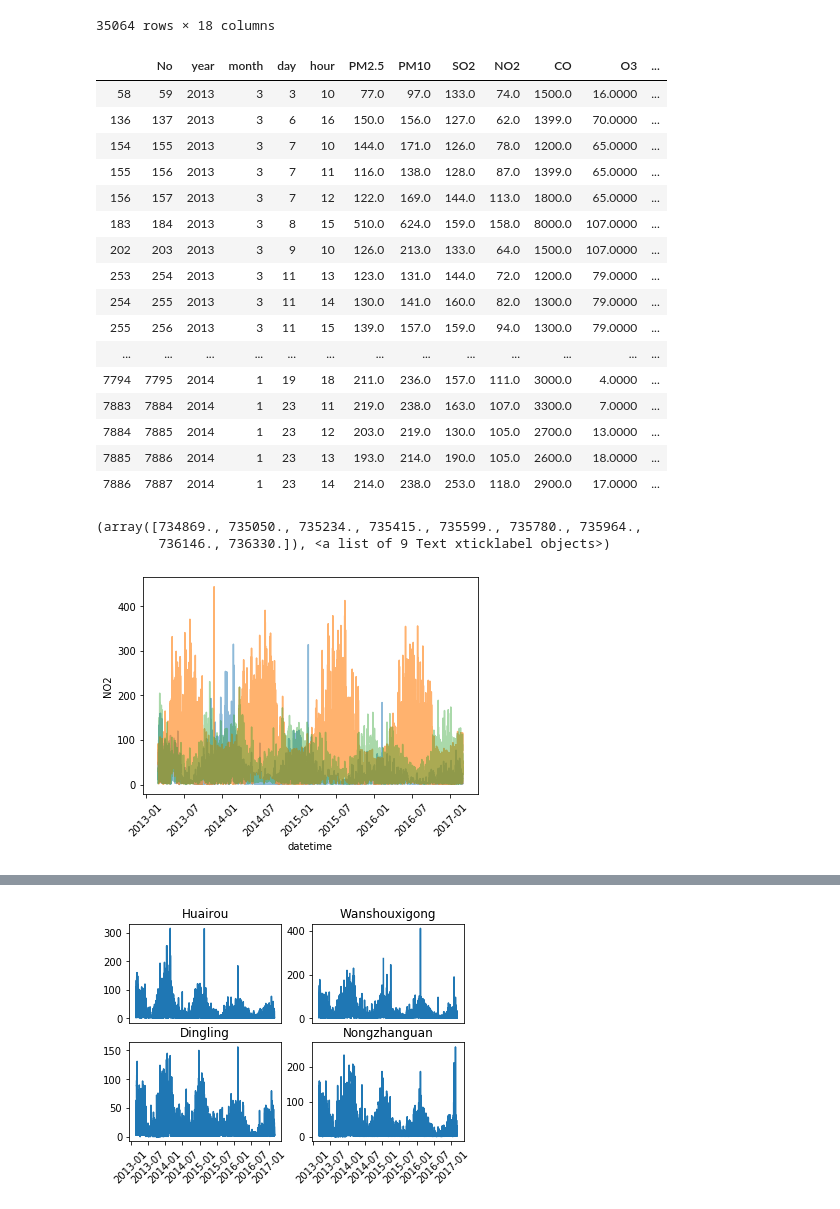
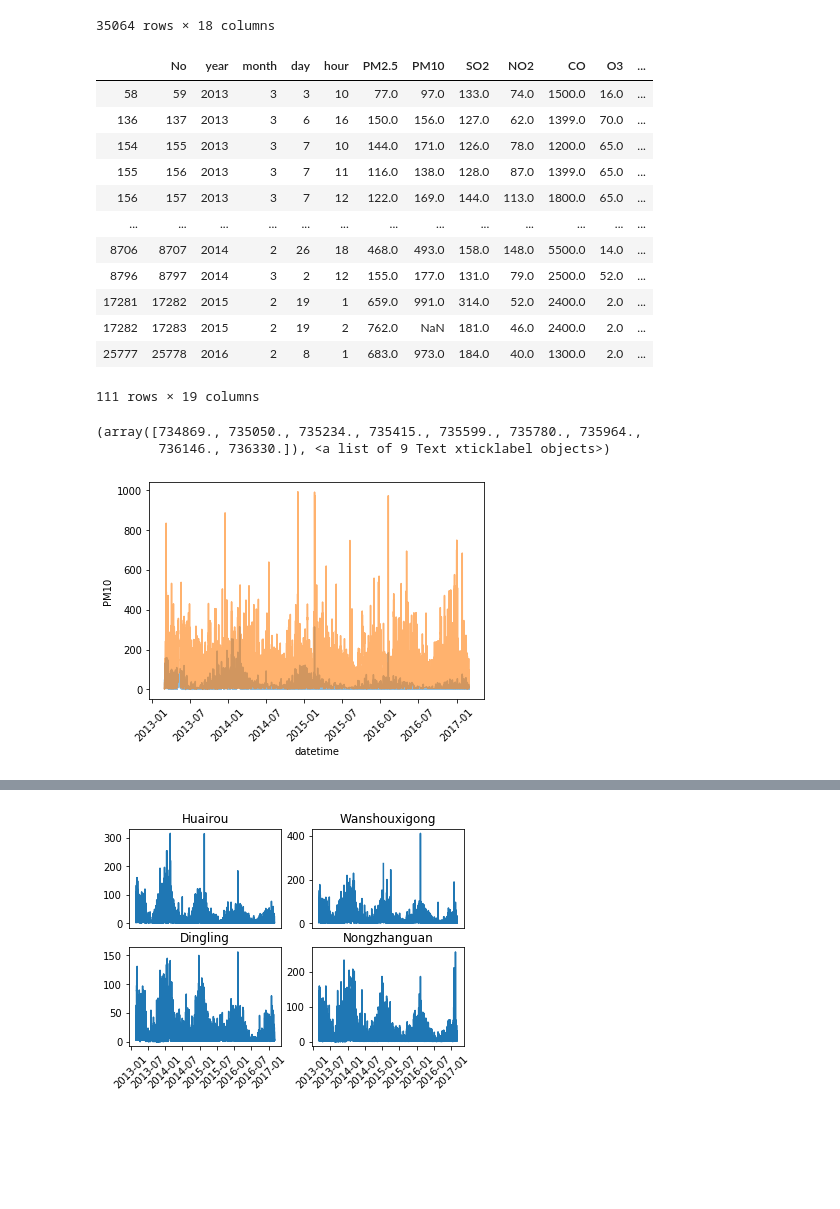
Before and after one commit to halujeff5/Beijing_Air_Quality, a Jupyter notebook: Beijing_Air_Quality.ipynb, the cells around one changed output, grey strips where cells are left out. Saved outputs shown, nothing was run; the diff lists cells and outputs as text; code cells hidden in the pictures; blank space fills up the shorter version.

```diff
--- a/Beijing_Air_Quality.ipynb
+++ b/Beijing_Air_Quality.ipynb
@@ -238,32 +239,29 @@ df5.set_index('datetime')
 | 2017-02-28 23:00:00 | 35064 | 2017 | 2 | 28 | 23 | 11.0 | 20.0 | 2.0 | 27.0 | 400.0 | 77.0 | ... |
 35064 rows × 18 columns
 # %%
-df5[df5.SO2>125].head(50)
+df5[df5.SO2>125]
 # %% [output]
 |  | No | year | month | day | hour | PM2.5 | PM10 | SO2 | NO2 | CO | O3 | ... |
-| 58 | 59 | 2013 | 3 | 3 | 10 | 77.0 | 97.0 | 133.0 | 74.0 | 1500.0 | 16.0000 | ... |
-| 136 | 137 | 2013 | 3 | 6 | 16 | 150.0 | 156.0 | 127.0 | 62.0 | 1399.0 | 70.0000 | ... |
-| 154 | 155 | 2013 | 3 | 7 | 10 | 144.0 | 171.0 | 126.0 | 78.0 | 1200.0 | 65.0000 | ... |
-| 155 | 156 | 2013 | 3 | 7 | 11 | 116.0 | 138.0 | 128.0 | 87.0 | 1399.0 | 65.0000 | ... |
-| 156 | 157 | 2013 | 3 | 7 | 12 | 122.0 | 169.0 | 144.0 | 113.0 | 1800.0 | 65.0000 | ... |
-| 183 | 184 | 2013 | 3 | 8 | 15 | 510.0 | 624.0 | 159.0 | 158.0 | 8000.0 | 107.0000 | ... |
-| 202 | 203 | 2013 | 3 | 9 | 10 | 126.0 | 213.0 | 133.0 | 64.0 | 1500.0 | 107.0000 | ... |
-| 253 | 254 | 2013 | 3 | 11 | 13 | 123.0 | 131.0 | 144.0 | 72.0 | 1200.0 | 79.0000 | ... |
-| 254 | 255 | 2013 | 3 | 11 | 14 | 130.0 | 141.0 | 160.0 | 82.0 | 1300.0 | 79.0000 | ... |
-| 255 | 256 | 2013 | 3 | 11 | 15 | 139.0 | 157.0 | 159.0 | 94.0 | 1300.0 | 79.0000 | ... |
+| 58 | 59 | 2013 | 3 | 3 | 10 | 77.0 | 97.0 | 133.0 | 74.0 | 1500.0 | 16.0 | ... |
+| 136 | 137 | 2013 | 3 | 6 | 16 | 150.0 | 156.0 | 127.0 | 62.0 | 1399.0 | 70.0 | ... |
+| 154 | 155 | 2013 | 3 | 7 | 10 | 144.0 | 171.0 | 126.0 | 78.0 | 1200.0 | 65.0 | ... |
+| 155 | 156 | 2013 | 3 | 7 | 11 | 116.0 | 138.0 | 128.0 | 87.0 | 1399.0 | 65.0 | ... |
+| 156 | 157 | 2013 | 3 | 7 | 12 | 122.0 | 169.0 | 144.0 | 113.0 | 1800.0 | 65.0 | ... |
 | ... | ... | ... | ... | ... | ... | ... | ... | ... | ... | ... | ... | ... |
-| 7794 | 7795 | 2014 | 1 | 19 | 18 | 211.0 | 236.0 | 157.0 | 111.0 | 3000.0 | 4.0000 | ... |
-| 7883 | 7884 | 2014 | 1 | 23 | 11 | 219.0 | 238.0 | 163.0 | 107.0 | 3300.0 | 7.0000 | ... |
-| 7884 | 7885 | 2014 | 1 | 23 | 12 | 203.0 | 219.0 | 130.0 | 105.0 | 2700.0 | 13.0000 | ... |
-| 7885 | 7886 | 2014 | 1 | 23 | 13 | 193.0 | 214.0 | 190.0 | 105.0 | 2600.0 | 18.0000 | ... |
-| 7886 | 7887 | 2014 | 1 | 23 | 14 | 214.0 | 238.0 | 253.0 | 118.0 | 2900.0 | 17.0000 | ... |
+| 8706 | 8707 | 2014 | 2 | 26 | 18 | 468.0 | 493.0 | 158.0 | 148.0 | 5500.0 | 14.0 | ... |
+| 8796 | 8797 | 2014 | 3 | 2 | 12 | 155.0 | 177.0 | 131.0 | 79.0 | 2500.0 | 52.0 | ... |
+| 17281 | 17282 | 2015 | 2 | 19 | 1 | 659.0 | 991.0 | 314.0 | 52.0 | 2400.0 | 2.0 | ... |
+| 17282 | 17283 | 2015 | 2 | 19 | 2 | 762.0 | NaN | 181.0 | 46.0 | 2400.0 | 2.0 | ... |
+| 25777 | 25778 | 2016 | 2 | 8 | 1 | 683.0 | 973.0 | 184.0 | 40.0 | 1300.0 | 2.0 | ... |
+111 rows × 19 columns
 # %%
+fig = plt.figure()
 plt.plot(figsize=(200, 1000))
-sns.lineplot(x=df5.datetime, y = df5.SO2, alpha=.5)
-sns.lineplot(x=df5.datetime, y = df5.O3, alpha=.6)
-sns.lineplot(x=df5.datetime, y = df5.NO2, alpha=.4)
+so2=sns.lineplot(x=df5.datetime, y = df5.SO2, alpha=.5)
+pm10=sns.lineplot(x=df5.datetime, y = df5.PM10, alpha=.6)
+axs.legend(labels=[so2, pm10])
 plt.xticks(rotation = 45)
 # %% [output]
 (array([734869., 735050., 735234., 735415., 735599., 735780., 735964.,
         736146., 736330.]), <a list of 9 Text xticklabel objects>)
-[figure, old version]
+[figure, new version]
```
Also changed, not shown: parts of 18 cells of this notebook.
